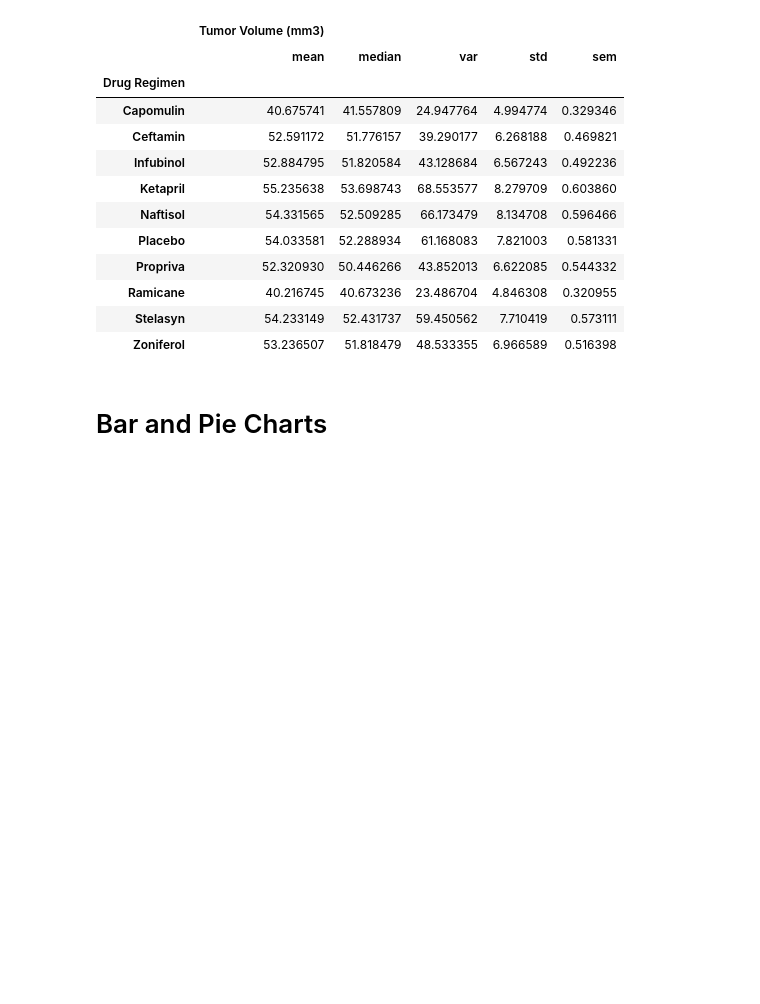
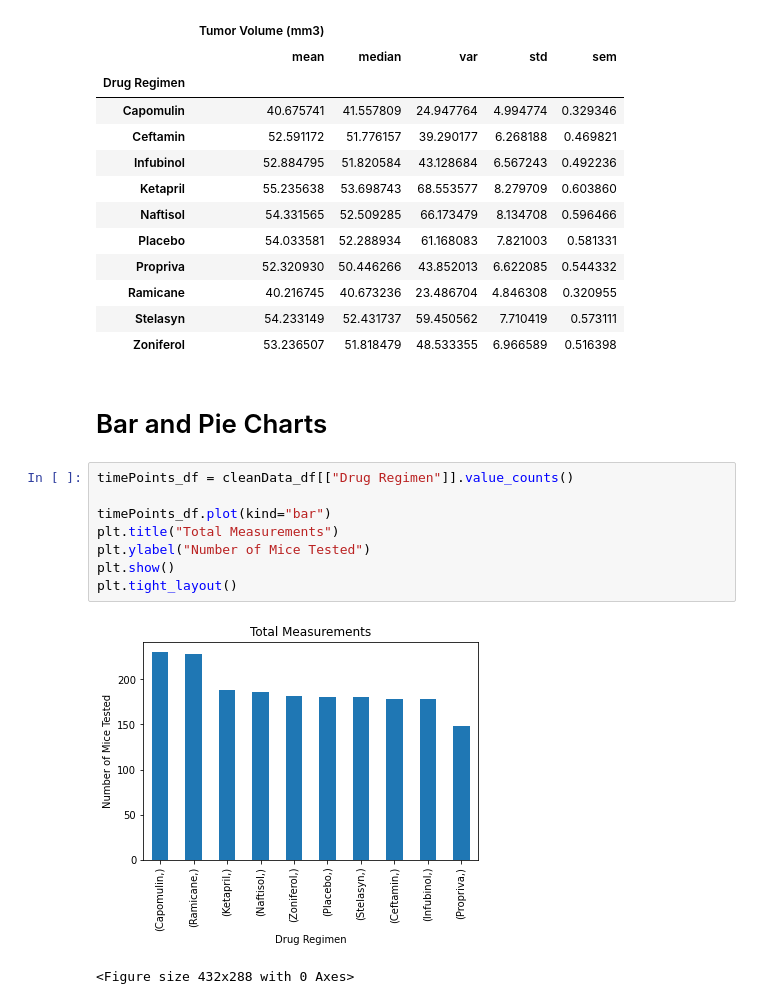
Before and after one commit to WayneJ2/Matplotlib-challenge, a Jupyter notebook: MatplotlibCode.ipynb, the cells around one changed output. Drawn from its saved outputs; the diff is of its cells as text; blank space fills up the shorter version.

```diff
--- a/MatplotlibCode.ipynb
+++ b/MatplotlibCode.ipynb
@@ -105,3 +107,14 @@ cleanData_df[["Drug Regimen","Tumor Volume (mm3)"]].groupby("Drug Regimen").agg(
 | Zoniferol | 53.236507 | 51.818479 | 48.533355 | 6.966589 | 0.516398 |
 # %% [markdown]
 # Bar and Pie Charts
+# %%
+timePoints_df = cleanData_df[["Drug Regimen"]].value_counts()
+
+timePoints_df.plot(kind="bar")
+plt.title("Total Measurements")
+plt.ylabel("Number of Mice Tested")
+plt.show()
+plt.tight_layout()
+# %% [output]
+[figure, added]
+<Figure size 432x288 with 0 Axes>
```
Also changed, not shown: parts of 12 cells of this notebook.
